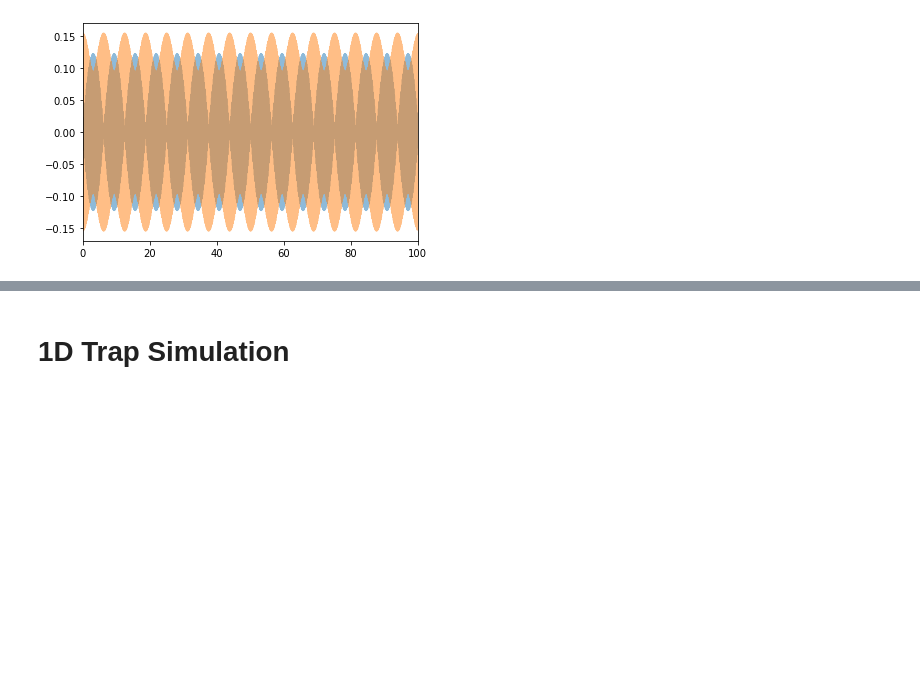
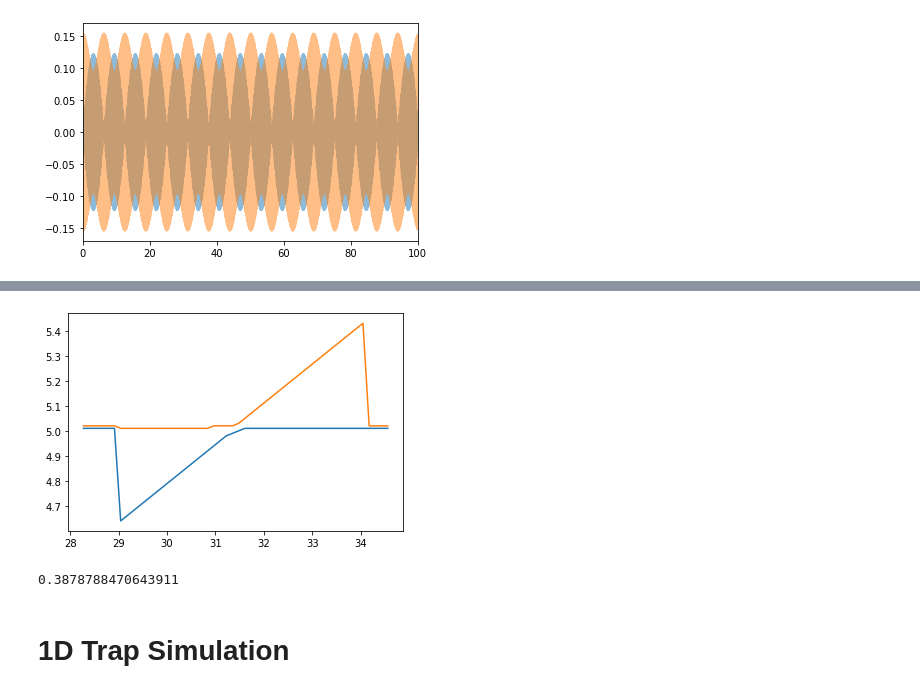
Before and after one commit to code-sc/ion-trap-simulation, a Jupyter notebook: simulation_code.ipynb, the cells around one changed output, grey strips where cells are left out. Saved outputs shown, nothing was run; the diff lists cells and outputs as text; code cells hidden in the pictures; blank space fills up the shorter version.

```diff
--- a/simulation_code.ipynb
+++ b/simulation_code.ipynb
@@ -498,3 +537,49 @@ plt.show()
+# %%
+def acceleration(x, w0, w1, wc):
+    a = -np.array([w0*w0*x[0], w1*w1*x[1]])
+    a[0] -= (q**2) / (m * ((x[1] - x[0] + 2*d) ** 2)) # -wc*wc*(x[1] - x[0]) # (q**2) / (m * ((x[1] - x[0] + 2*d) ** 2))
+    a[1] += (q**2) / (m * ((x[1] - x[0] + 2*d) ** 2)) # -wc*wc*(x[1] - x[0]) # (q**2) / (m * ((x[1] - x[0] + 2*d) ** 2))
+    return a
+
+def simulated_eigenfrequencies(n, m, w0, w1, wc):
+    T = 1e2
+    dt = 1e-3
+
+    efreqs = np.zeros((n, 2))
+    for j in range(n):
+        # leapfrog simulation
+        n_tsteps = int(T / dt)
+        x = np.zeros((n_tsteps+1, 2))
+        v = np.zeros((n_tsteps+1, 2))
+        a = np.zeros((n_tsteps+1, 2))
+        x[0] = np.array([-0.001, 0.001])
+        v[0] = np.array([0, 5])
+        a[0] = acceleration(x[0], w0[j], w1[j], wc)
+
+        for i in range(n_tsteps):
+            x[i+1] = x[i] + dt*v[i] + 0.5*dt*dt*a[i]
+            a[i+1] = acceleration(x[i+1], w0[j], w1[j], wc)
+            v[i+1] = v[i] + 0.5*dt*(a[i] + a[i+1])
+
+        # fourier transform
+        freq, Pxx_spec = welch(x[:,0], fs=(1/dt), window="hann", scaling="spectrum", nperseg=n_tsteps)
+        lin_spec = Pxx_spec ** 0.5
+        efreqs[j] = np.sort(freq[np.argsort(lin_spec)][-2:])
+
+    return efreqs
+# %%
+efreqs = simulated_eigenfrequencies(n, m, w0, w1, wc)
+# %%
+plt.plot(w1, efreqs[:,0])
+plt.plot(w1, efreqs[:,1])
+plt.show()
+# %% [output]
+[figure, added]
+# %%
+k = 24
+np.sqrt(0.5 * (efreqs[k,1] - efreqs[k,0]) * (efreqs[k,1] - efreqs[k,0] + 2*(w / (2*np.pi))))
+# %% [output]
+0.3878788470643911
 # %% [markdown]
 # 1D Trap Simulation
 # %% [markdown]
```
Also changed, not shown: parts of 6 cells of this notebook.
